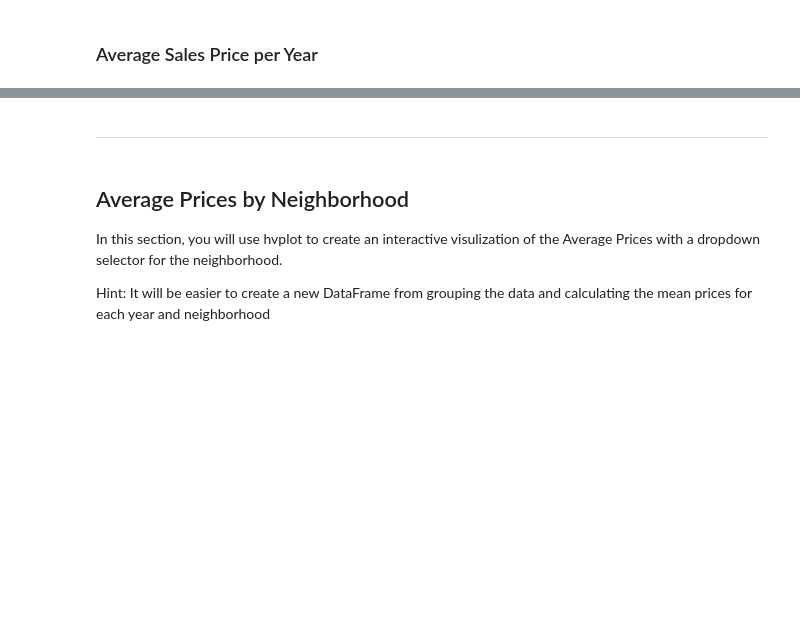
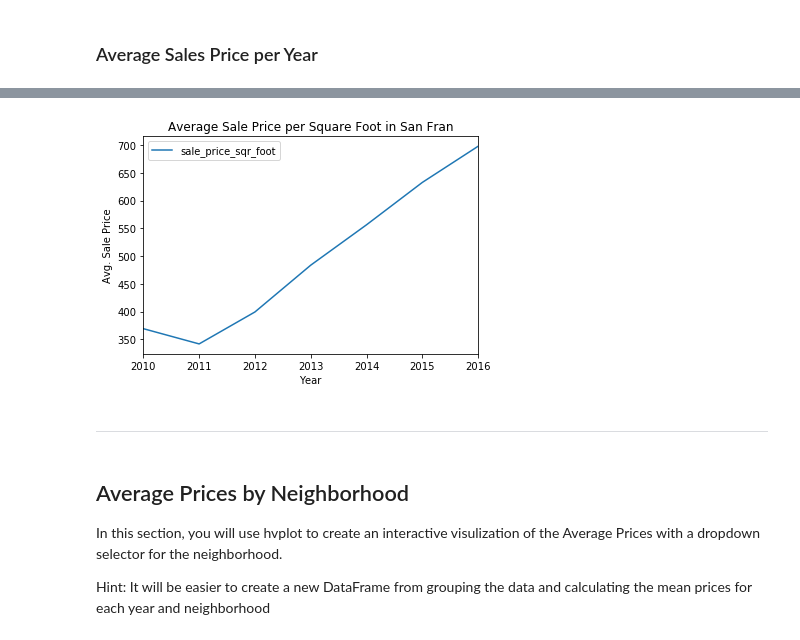
Before and after one commit to KPH3802/San_Francisco_Housing_Analysis, a Jupyter notebook: Code/rental_analysis.ipynb, the cells around one changed output, grey strips where cells are left out. Cells and saved outputs as stored; diff of their text form; code cells hidden in the pictures; blank space fills up the shorter version.

```diff
--- a/Code/rental_analysis.ipynb
+++ b/Code/rental_analysis.ipynb
@@ -113,3 +93,8 @@ avg_rent_sale_price
+# %%
+avg_rent_sale_price.plot.line(y = 'sale_price_sqr_foot', title='Average Sale Price per Square Foot in San Fran').set(ylabel='Avg. Sale Price', xlabel='Year')
+plt.show()
+# %% [output]
+[figure, added]
 # %% [markdown]
 - - -
 # %% [markdown]
```
Also changed, not shown: parts of 8 cells of this notebook.
